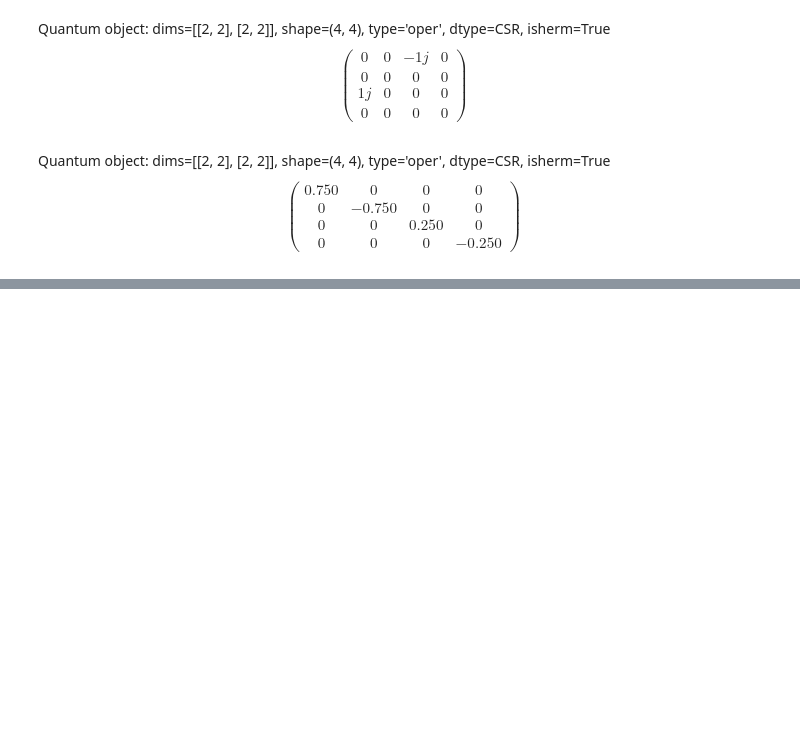
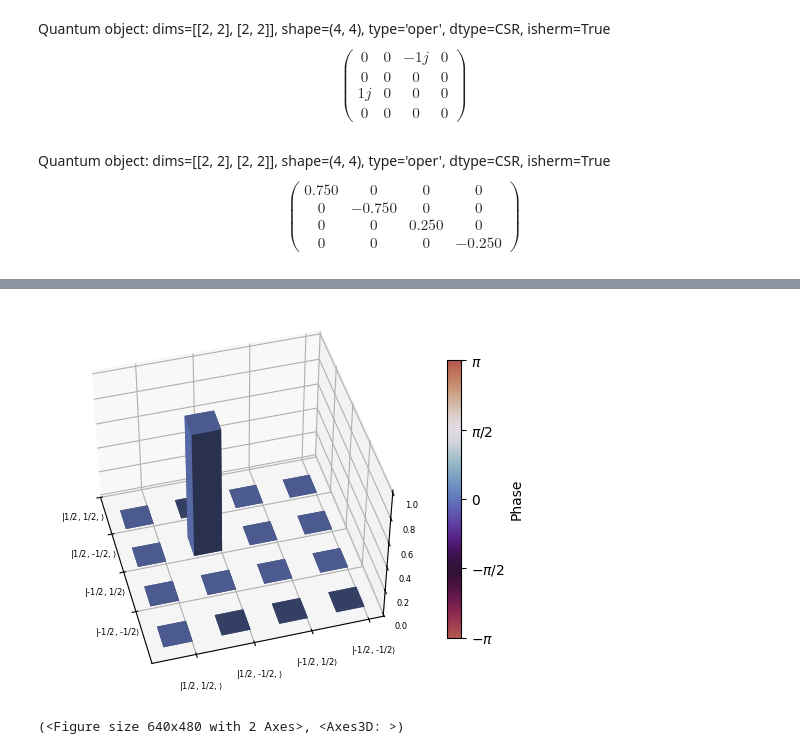
Before and after one commit to donnydavino1/Quantum_Brain, a Jupyter notebook: 2_Spin_Density_Theory/theory_clean.ipynb, the cells around one changed output, grey strips where cells are left out. Cells and saved outputs as stored; diff of their text form; code cells hidden in the pictures; blank space fills up the shorter version.

```diff
--- a/2_Spin_Density_Theory/theory_clean.ipynb
+++ b/2_Spin_Density_Theory/theory_clean.ipynb
@@ -230,0 +239,7 @@ Quantum object: dims=[[2, 2], [2, 2]], shape=(4, 4), type='oper', dtype=CSR, ish
+# %%
+state = op.Ry_S(pi)*op.CLEAN_1000*op.Ry_S(pi).dag()
+#state = op.CLEAN_1000
+psplt.plot_complex_density_matrix(state)
+# %% [output]
+[figure, added]
+(<Figure size 640x480 with 2 Axes>, <Axes3D: >)
```
Also changed, not shown: parts of 1 cell of this notebook, 40 other files.
